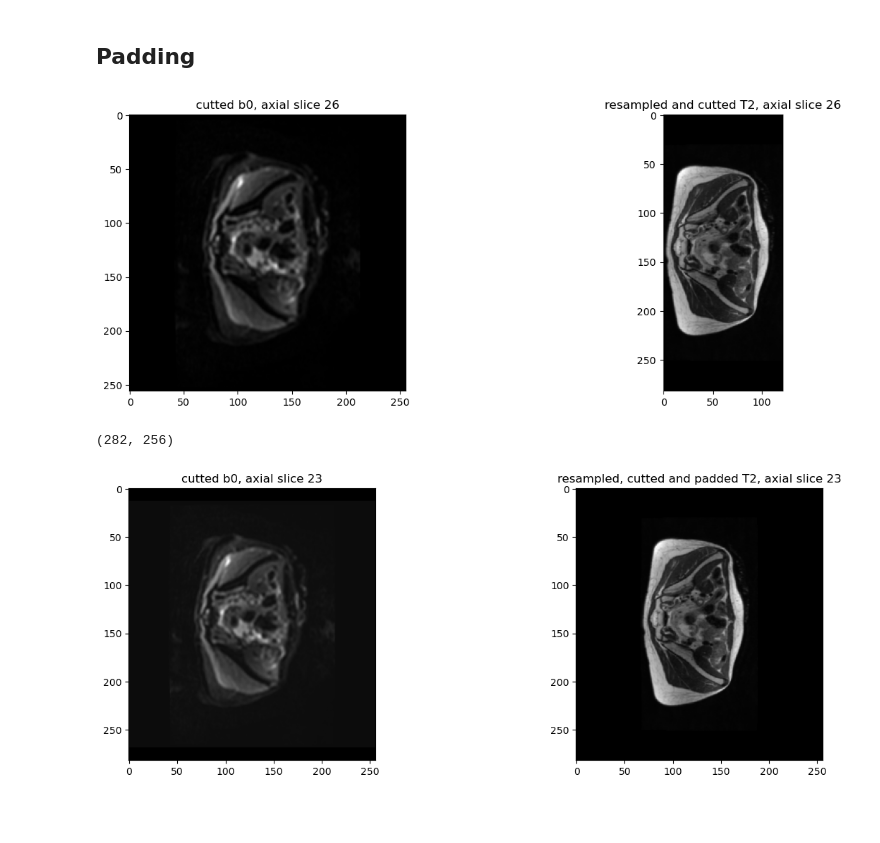
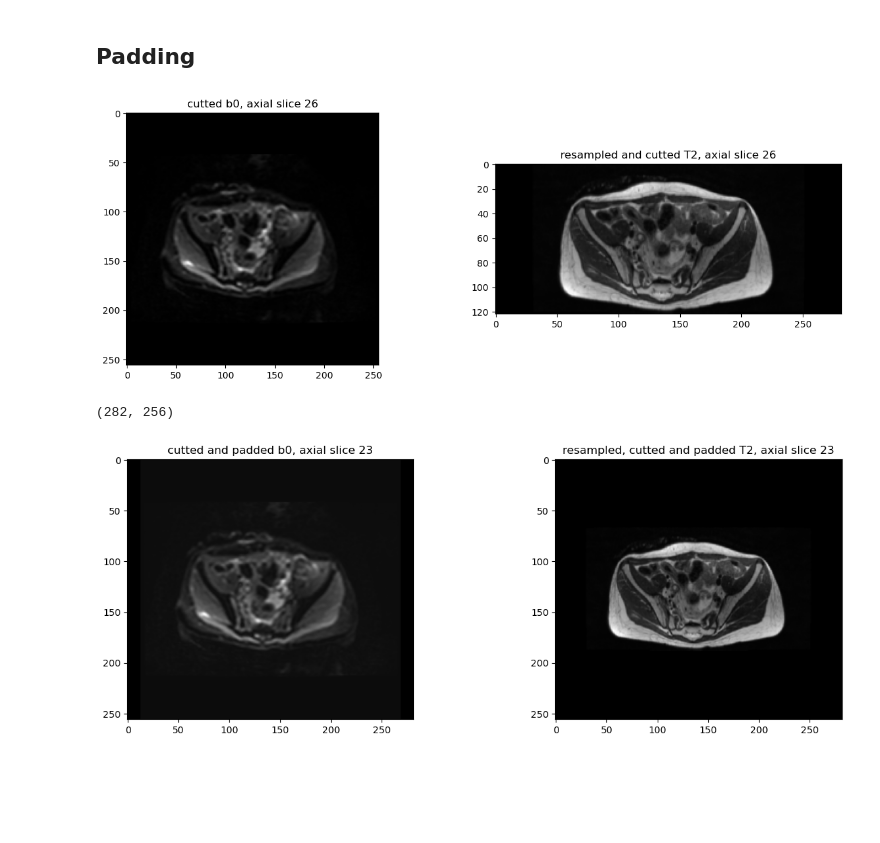
Before and after one commit to CharlineCuraut/Registration_IRM_T2_DWI_b0, a Jupyter notebook: registration_IRM_T2_DWI_b0.ipynb, the cells around one changed output. Cells and saved outputs as stored; diff of their text form; code cells hidden in the pictures; blank space fills up the shorter version.

```diff
--- a/registration_IRM_T2_DWI_b0.ipynb
+++ b/registration_IRM_T2_DWI_b0.ipynb
@@ -400,25 +399,25 @@ cutted and re_sampled T2 shape : (282, 122, 52)
 # %%
 ### Axial slices
 ## Here are the first two images we'll try to register
 
 minor_b0_cut = minor_b0[:,:,z_min_b0:z_max_b0]
 minor_resampled_T2_cut = resampled_T2[:,:,z_min_resampled_T2:z_max_resampled_T2]
 
 fig = plt.figure(figsize=(15,5))
 
 plt.subplot(1,2,1)
 axial_b0_cut_23 = minor_b0_cut[:,:,26]
-plt.imshow(axial_b0_cut_23, cmap='gray')
+plt.imshow(scipy.ndimage.rotate(axial_b0_cut_23,90), cmap='gray')
 plt.title("cutted b0, axial slice 26")
 
 plt.subplot(1,2,2)
 axial_resampled_T2_cut_23 = minor_resampled_T2_cut[:,:,26]
-plt.imshow(axial_resampled_T2_cut_23, cmap="gray")
+plt.imshow(scipy.ndimage.rotate(axial_resampled_T2_cut_23,90), cmap="gray")
 plt.title("resampled and cutted T2, axial slice 26")
 
 plt.show()
 # %% [output]
-[figure, old version]
+[figure, new version]
 # %%
 def padding(img1, img2) :
     """
@@ -534,17 +533,17 @@ print(axial_resampled_T2_cut_pad_23.shape)
 fig = plt.figure(figsize=(15,5))
 
 plt.subplot(1,2,1)
-plt.imshow(axial_b0_cut_pad_23, cmap='gray')
-plt.title("cutted b0, axial slice 23")
+plt.imshow(scipy.ndimage.rotate(axial_b0_cut_pad_23,90), cmap='gray')
+plt.title("cutted and padded b0, axial slice 23")
 
 plt.subplot(1,2,2)
-plt.imshow(axial_resampled_T2_cut_pad_23, cmap="gray")
+plt.imshow(scipy.ndimage.rotate(axial_resampled_T2_cut_pad_23,90), cmap="gray")
 plt.title("resampled, cutted and padded T2, axial slice 23")
 
 plt.show()
 # %% [output]
 (282, 256)
-[figure, old version]
+[figure, new version]
 # %% [markdown]
 #
 # %% [markdown]
```
Also changed, not shown: parts of 13 cells of this notebook, 1 other file.
